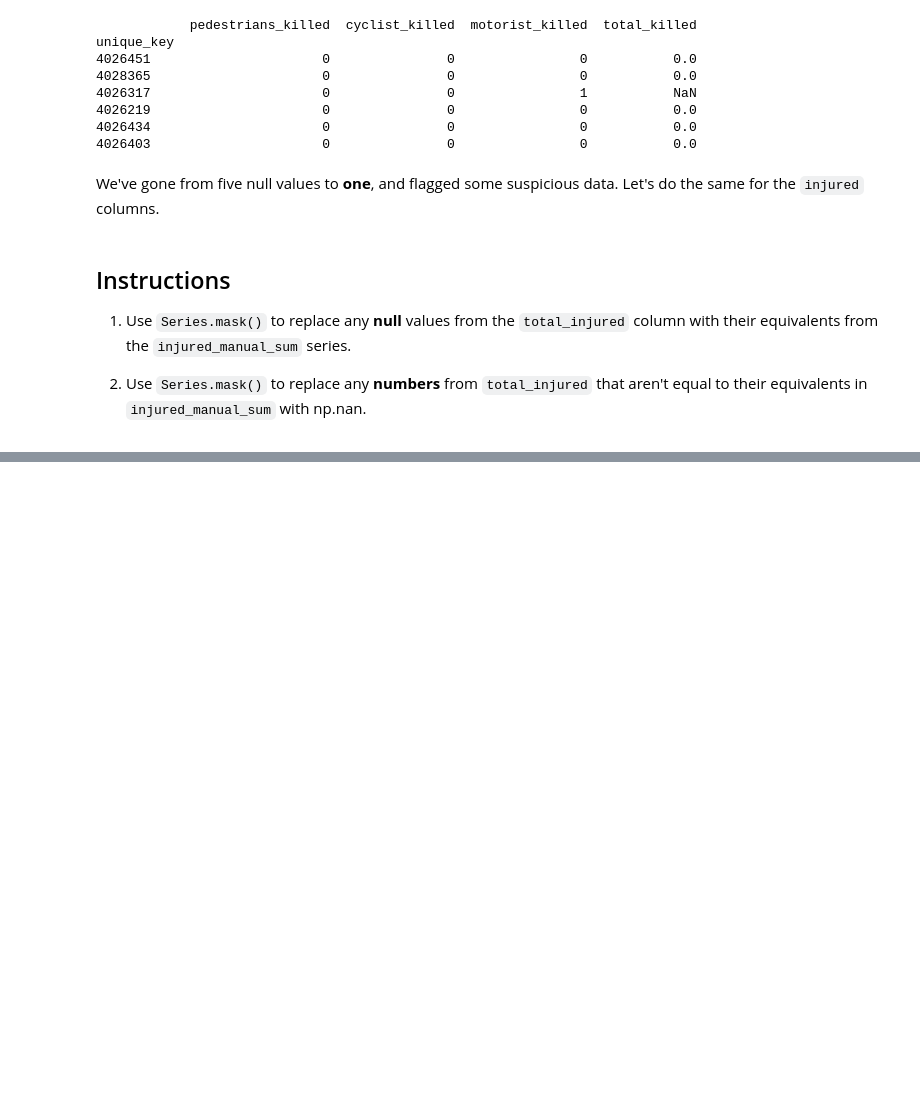
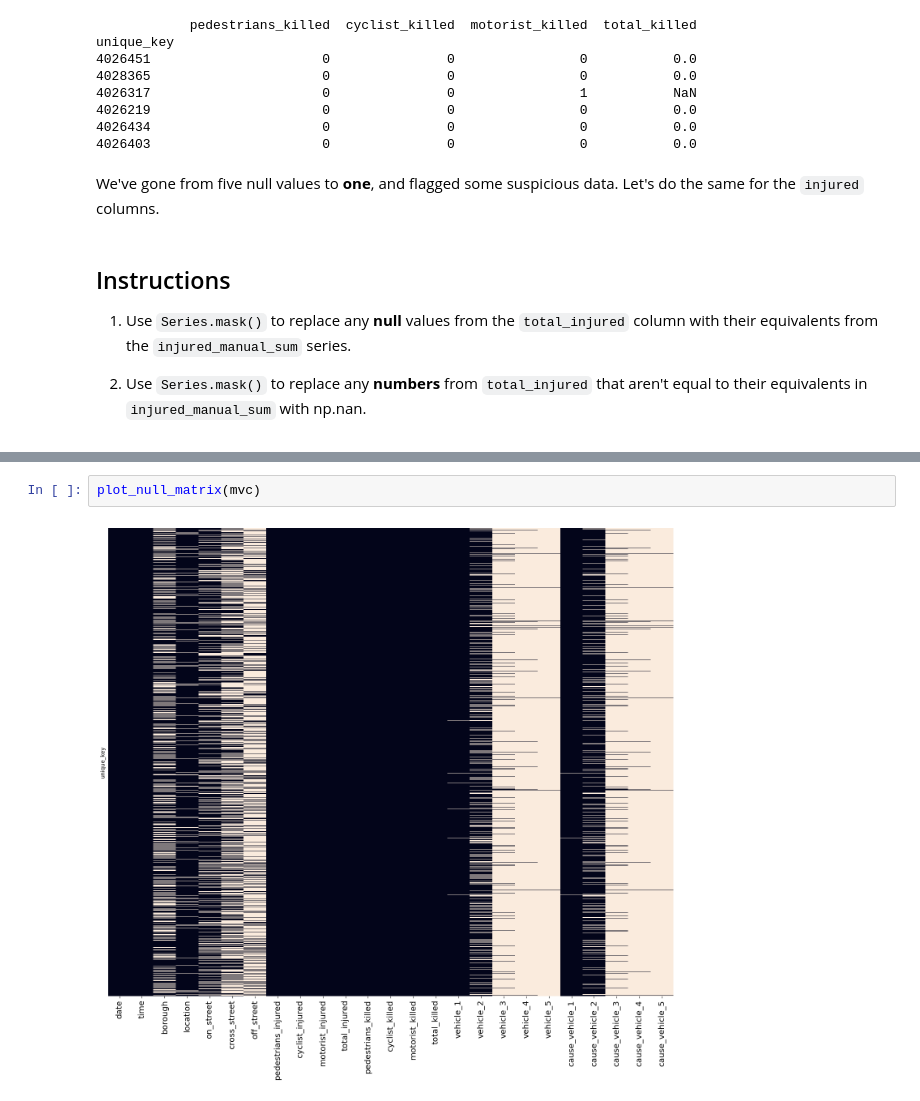
Before and after one commit to TomazFilgueira/Dq_Datascientist, a Jupyter notebook: 04_Data_Cleaning/04_2_Advanced_data_cleaning/4_Working_with_missing_data.ipynb, the cells around one changed output, grey strips where cells are left out. Drawn from its saved outputs; the diff is of its cells as text; blank space fills up the shorter version.

```diff
--- a/04_Data_Cleaning/04_2_Advanced_data_cleaning/4_Working_with_missing_data.ipynb
+++ b/04_Data_Cleaning/04_2_Advanced_data_cleaning/4_Working_with_missing_data.ipynb
@@ -250,0 +310,4 @@ Index: []
+# %%
+plot_null_matrix(mvc)
+# %% [output]
+[figure, added]
```
Also changed, not shown: parts of 18 cells of this notebook.
